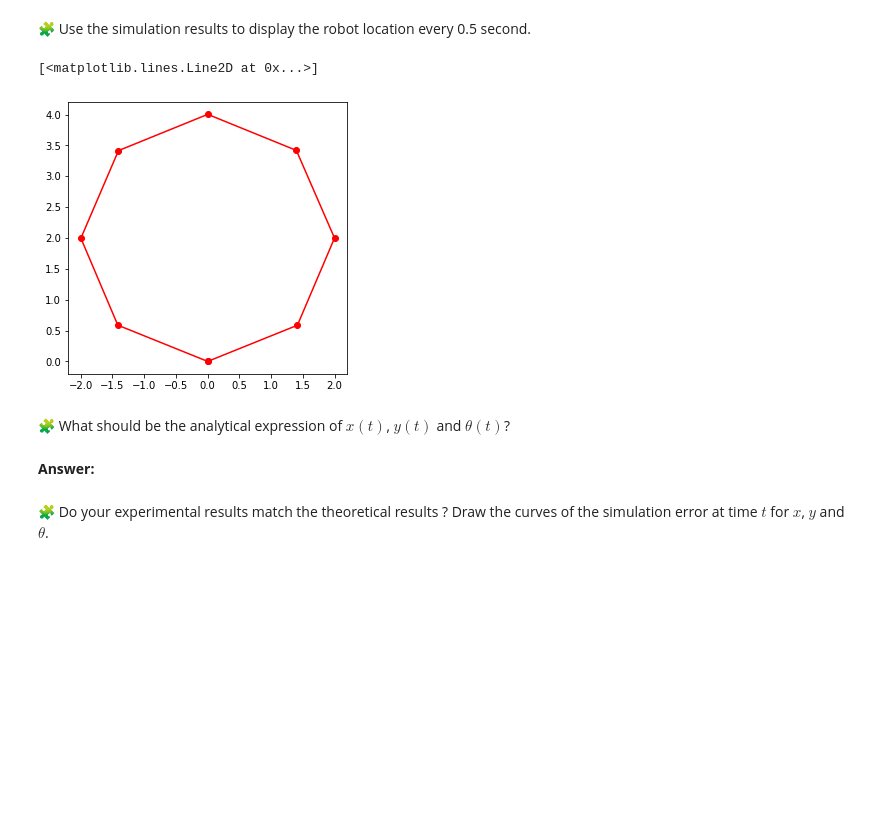
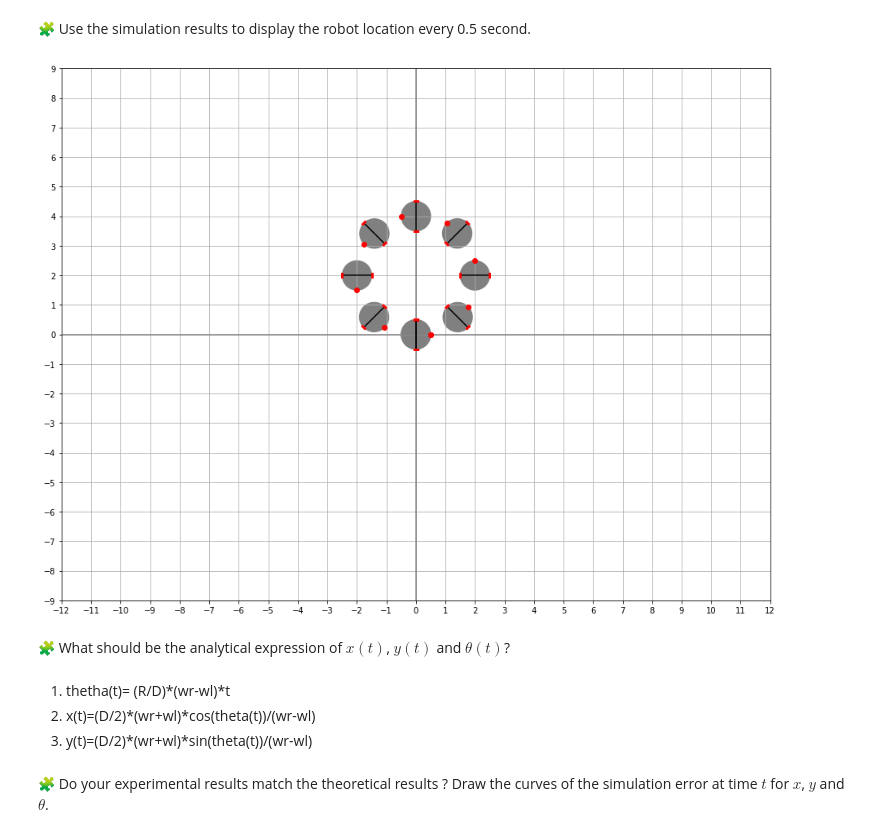
Before and after one commit to DobanSORO/Team_16-2021-2022, a Jupyter notebook: Automatic_Project_ (1).ipynb, the cells around one changed output. Drawn from its saved outputs; the diff is of its cells as text; code cells hidden in the pictures; blank space fills up the shorter version.

```diff
--- a/Automatic_Project_ (1).ipynb
+++ b/Automatic_Project_ (1).ipynb
@@ -167,18 +172,20 @@ No handles with labels found to put in legend.
 # %% [markdown]
 🧩 Use the simulation results to display the robot location every 0.5 second.
-# %%
-from matplotlib import markers
-t=linspace(0,t_fin,9)
-X=result['sol'](t)
-f, ax = subplots(figsize=(5,5))
-ax.plot(X[0],X[1],'r',marker="o",label=r'$y=f(x)$')
-# %% [output]
-[<matplotlib.lines.Line2D at 0x...>]
-[figure, removed]
+# %%
+t=linspace(0,t_fin,9)
+X=result['sol'](t)
+X[0],X[1]
+draw_arena()
+for i in range(9):
+  draw(X[0][i],X[1][i] ,X[2][i] )
+# %% [output]
+[figure, added]
 # %% [markdown]
 🧩 What should be the analytical expression of $x(t)$, $y(t)$ and $\theta(t)$?
-# %% [markdown]
-**Answer:**
+# %% [markdown]
+1. thetha(t)= (R/D)*(wr-wl)*t
+2. x(t)=(D/2)*(wr+wl)*cos(theta(t))/(wr-wl)
+3. y(t)=(D/2)*(wr+wl)*sin(theta(t))/(wr-wl)
 # %% [markdown]
 🧩 Do your experimental results match the theoretical results ? Draw the curves of the simulation error at time $t$ for $x$, $y$ and $\theta$.
 # %%
```
Also changed, not shown: parts of 8 cells of this notebook.
